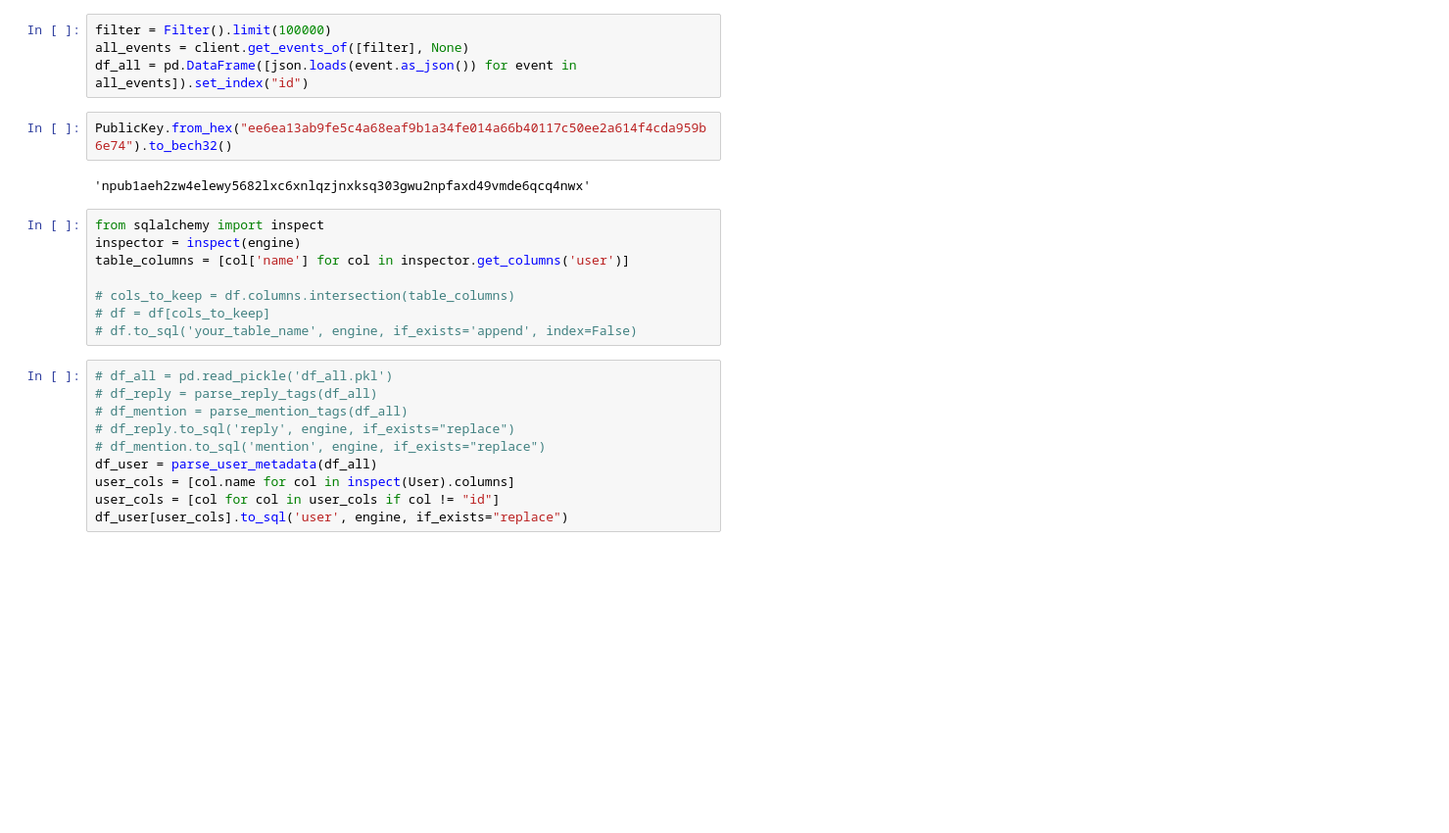
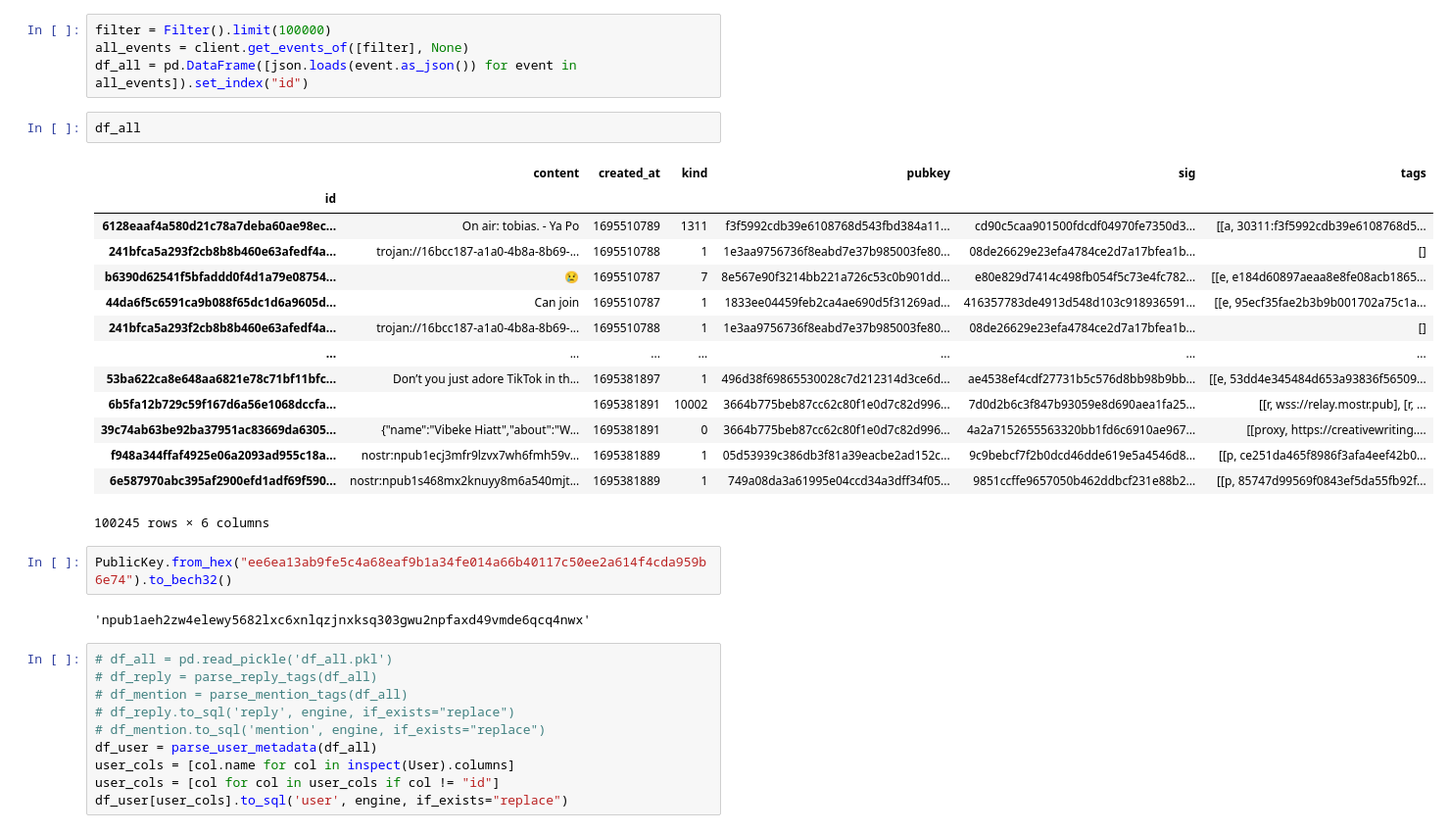
Before and after one commit to wilfredallyn/purplepy, a Jupyter notebook: query.ipynb, the cells around one changed output. Shown at 98% size. Cells and saved outputs as stored; diff of their text form; blank space fills up the shorter version.

```diff
--- a/query.ipynb
+++ b/query.ipynb
@@ -53,18 +54,27 @@ df = query_events(
 filter = Filter().limit(100000)
 all_events = client.get_events_of([filter], None)
 df_all = pd.DataFrame([json.loads(event.as_json()) for event in all_events]).set_index("id")
+# %%
+df_all
+# %% [output]
+|  | content | created_at | kind | pubkey | sig | tags |
+| id |  |  |  |  |  |  |
+| 6128eaaf4a580d21c78a7deba60ae98ec... | On air: tobias. - Ya Po | 1695510789 | 1311 | f3f5992cdb39e6108768d543fbd384a11... | cd90c5caa901500fdcdf04970fe7350d3... | [[a, 30311:f3f5992cdb39e6108768d5... |
+| 241bfca5a293f2cb8b8b460e63afedf4a... | trojan://16bcc187-a1a0-4b8a-8b69-... | 1695510788 | 1 | 1e3aa9756736f8eabd7e37b985003fe80... | 08de26629e23efa4784ce2d7a17bfea1b... | [] |
+| b6390d62541f5bfaddd0f4d1a79e08754... | 😢 | 1695510787 | 7 | 8e567e90f3214bb221a726c53c0b901dd... | e80e829d7414c498fb054f5c73e4fc782... | [[e, e184d60897aeaa8e8fe08acb1865... |
+| 44da6f5c6591ca9b088f65dc1d6a9605d... | Can join | 1695510787 | 1 | 1833ee04459feb2ca4ae690d5f31269ad... | 416357783de4913d548d103c918936591... | [[e, 95ecf35fae2b3b9b001702a75c1a... |
+| 241bfca5a293f2cb8b8b460e63afedf4a... | trojan://16bcc187-a1a0-4b8a-8b69-... | 1695510788 | 1 | 1e3aa9756736f8eabd7e37b985003fe80... | 08de26629e23efa4784ce2d7a17bfea1b... | [] |
+| ... | ... | ... | ... | ... | ... | ... |
+| 53ba622ca8e648aa6821e78c71bf11bfc... | Don’t you just adore TikTok in th... | 1695381897 | 1 | 496d38f69865530028c7d212314d3ce6d... | ae4538ef4cdf27731b5c576d8bb98b9bb... | [[e, 53dd4e345484d653a93836f56509... |
+| 6b5fa12b729c59f167d6a56e1068dccfa... |  | 1695381891 | 10002 | 3664b775beb87cc62c80f1e0d7c82d996... | 7d0d2b6c3f847b93059e8d690aea1fa25... | [[r, wss://relay.mostr.pub], [r, ... |
+| 39c74ab63be92ba37951ac83669da6305... | {"name":"Vibeke Hiatt","about":"W... | 1695381891 | 0 | 3664b775beb87cc62c80f1e0d7c82d996... | 4a2a7152655563320bb1fd6c6910ae967... | [[proxy, https://creativewriting.... |
+| f948a344ffaf4925e06a2093ad955c18a... | nostr:npub1ecj3mfr9lzvx7wh6fmh59v... | 1695381889 | 1 | 05d53939c386db3f81a39eacbe2ad152c... | 9c9bebcf7f2b0dcd46dde619e5a4546d8... | [[p, ce251da465f8986f3afa4eef42b0... |
+| 6e587970abc395af2900efd1adf69f590... | nostr:npub1s468mx2knuyy8m6a540mjt... | 1695381889 | 1 | 749a08da3a61995e04ccd34a3dff34f05... | 9851ccffe9657050b462ddbcf231e88b2... | [[p, 85747d99569f0843ef5da55fb92f... |
+100245 rows × 6 columns
 # %%
 PublicKey.from_hex("ee6ea13ab9fe5c4a68eaf9b1a34fe014a66b40117c50ee2a614f4cda959b6e74").to_bech32()
 # %% [output]
 'npub1aeh2zw4elewy5682lxc6xnlqzjnxksq303gwu2npfaxd49vmde6qcq4nwx'
-# %%
-from sqlalchemy import inspect
-inspector = inspect(engine)
-table_columns = [col['name'] for col in inspector.get_columns('user')]
-
-# cols_to_keep = df.columns.intersection(table_columns)
-# df = df[cols_to_keep]
-# df.to_sql('your_table_name', engine, if_exists='append', index=False)
 # %%
 # df_all = pd.read_pickle('df_all.pkl')
 # df_reply = parse_reply_tags(df_all)
```
Also changed, not shown: parts of 22 cells of this notebook, 2 other files.
